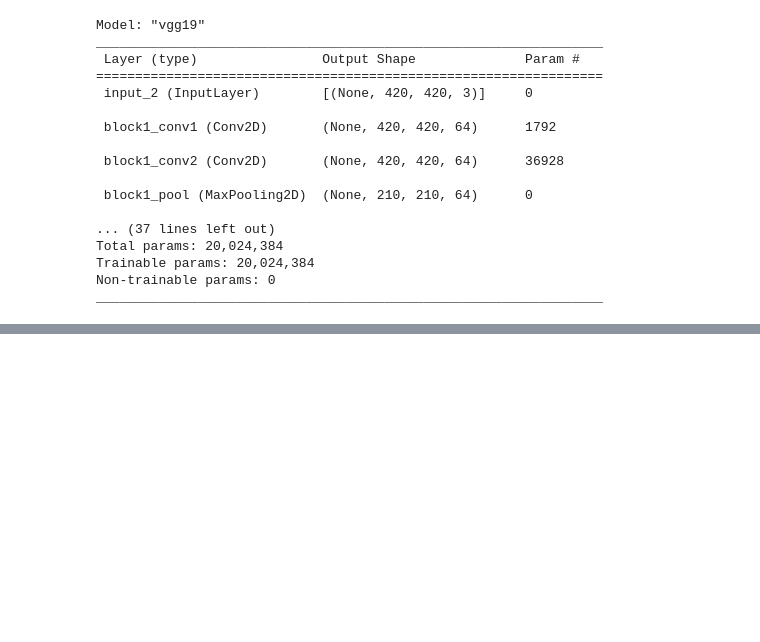
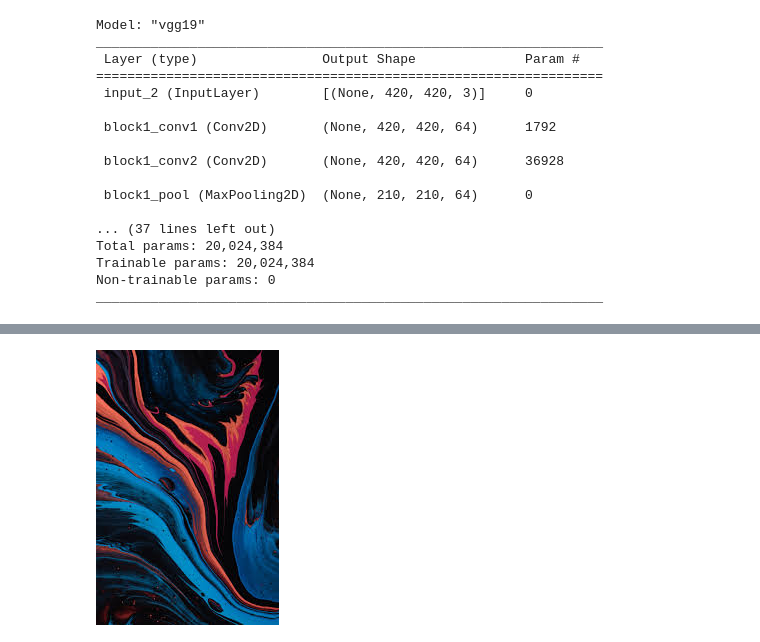
Before and after one commit to sftSalman/NeuroART, a Jupyter notebook: Image_transformation_using__neural_style.ipynb, the cells around one changed output, grey strips where cells are left out. Cells and saved outputs as stored; diff of their text form; code cells hidden in the pictures; blank space fills up the shorter version.

```diff
--- a/Image_transformation_using__neural_style.ipynb
+++ b/Image_transformation_using__neural_style.ipynb
@@ -245,0 +256,6 @@ _________________________________________________________________
+# %%
+style_img = Image.open('/content/drive/MyDrive/Deep Learning/tensorFlow/image_transformation/bs1.jpg')
+# %%
+style_img
+# %% [output]
+[figure, added]
```
Also changed, not shown: parts of 31 cells of this notebook.
